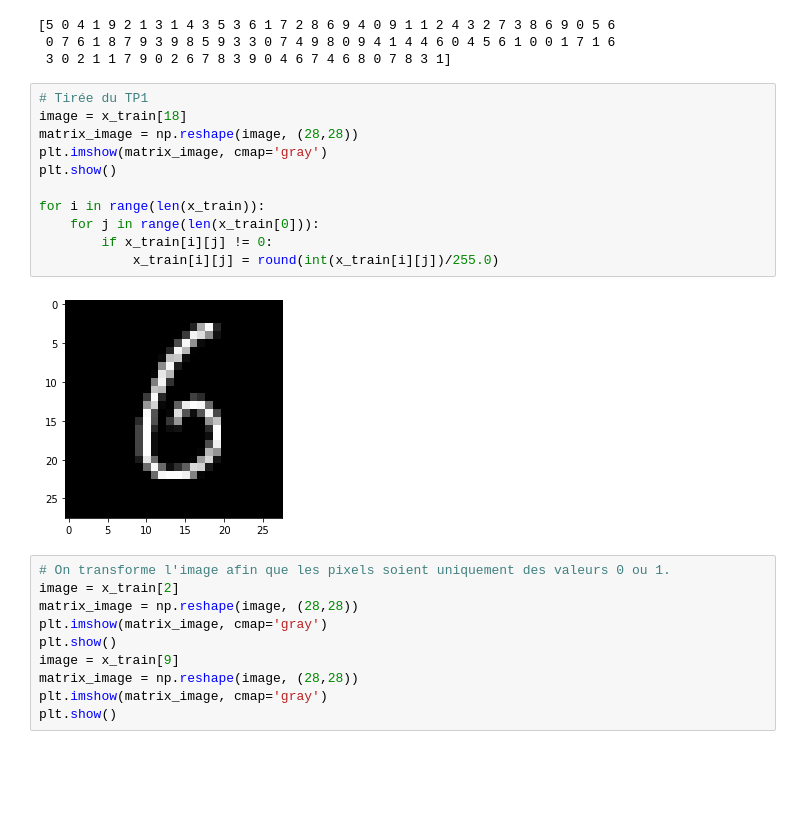
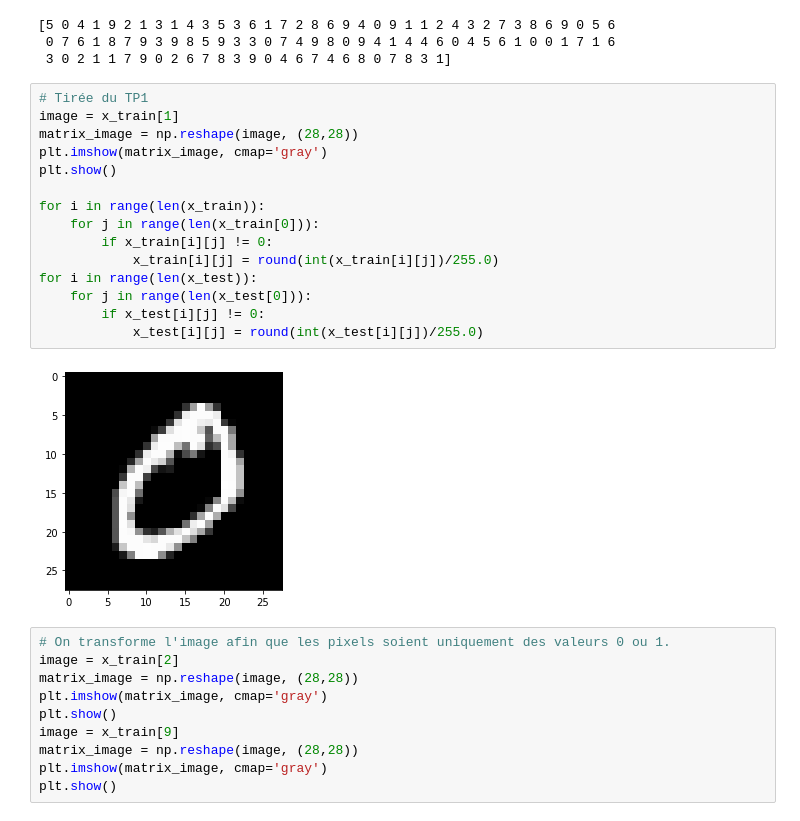
Before and after one commit to XinyuR1/IFT-3700-Devoir-1, a Jupyter notebook: MNIST - Similarity.ipynb, the cells around one changed output. Drawn from its saved outputs; the diff is of its cells as text; blank space fills up the shorter version.

```diff
--- a/MNIST - Similarity.ipynb
+++ b/MNIST - Similarity.ipynb
@@ -26,17 +26,21 @@ print(y_train)
  3 0 2 1 1 7 9 0 2 6 7 8 3 9 0 4 6 7 4 6 8 0 7 8 3 1]
 # %%
 # Tirée du TP1
-image = x_train[18]
+image = x_train[1]
 matrix_image = np.reshape(image, (28,28))
 plt.imshow(matrix_image, cmap='gray')
 plt.show()
 
 for i in range(len(x_train)):
     for j in range(len(x_train[0])):
         if x_train[i][j] != 0:
             x_train[i][j] = round(int(x_train[i][j])/255.0)
+for i in range(len(x_test)):
+    for j in range(len(x_test[0])):
+        if x_test[i][j] != 0:
+            x_test[i][j] = round(int(x_test[i][j])/255.0)
 # %% [output]
-[figure, old version]
+[figure, new version]
 # %%
 # On transforme l'image afin que les pixels soient uniquement des valeurs 0 ou 1.
 image = x_train[2]
```
Also changed, not shown: parts of 13 cells of this notebook.
